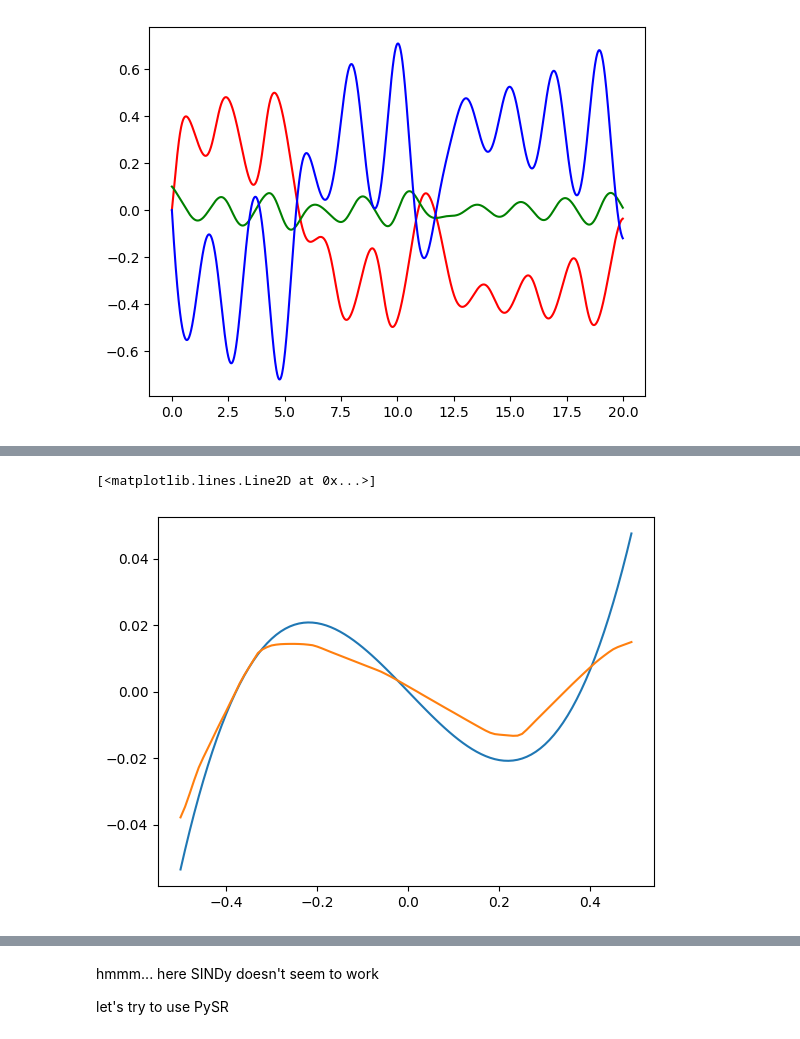
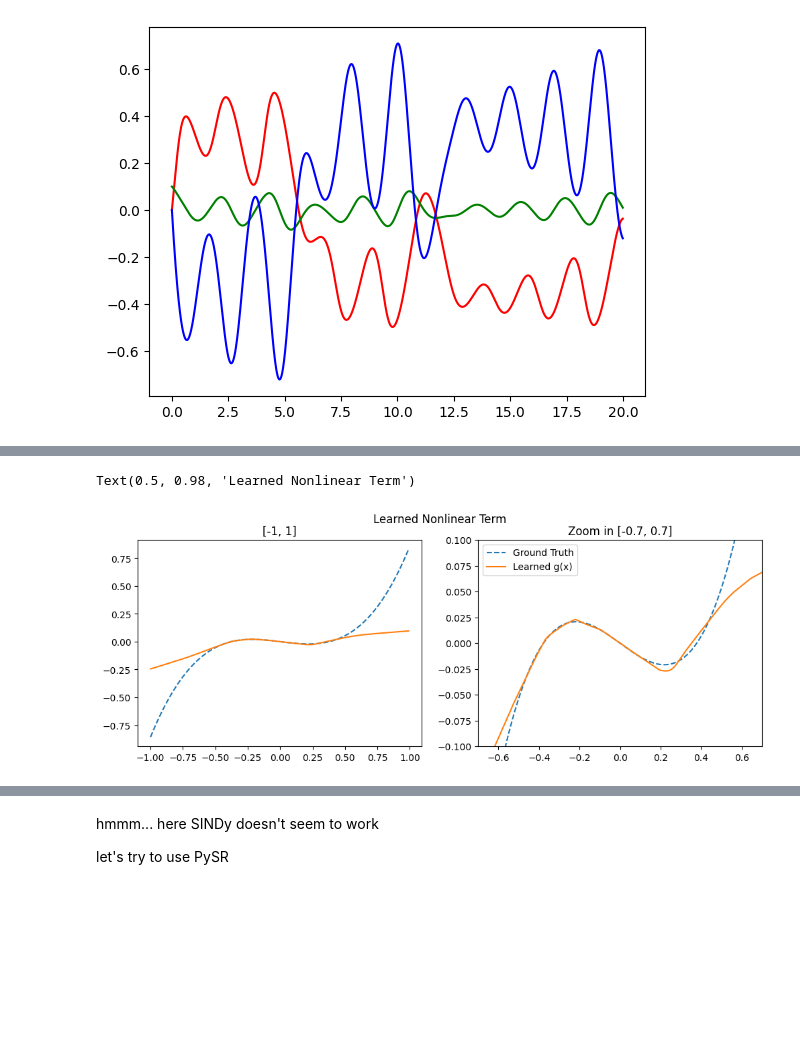
Before and after one commit to OdinMeng/Hybridizing-DeepLearning-and-ClassicalMathematicalModeling, a Jupyter notebook: code/31_4_chua_circuit_jax_part2.ipynb, the cells around one changed output, grey strips where cells are left out. Cells and saved outputs as stored; diff of their text form; code cells hidden in the pictures; blank space fills up the shorter version.

Commit message:
some interesting chua stuff...

```diff
--- a/code/31_4_chua_circuit_jax_part2.ipynb
+++ b/code/31_4_chua_circuit_jax_part2.ipynb
@@ -131,15 +137,14 @@ class ChuaUdeX_PEM(eqx.Module):
     beta: float
     gamma: float
     K: jax.Array
-    obs_fun: LinearInterpolator
 
-    def __init__(self, alpha, beta, gamma, K, obs_fun, key):
+    def __init__(self, alpha, beta, gamma, K, key):
         self.net = eqx.nn.MLP(
             in_size='scalar',
             out_size='scalar',
-            width_size=128,
-            depth=5,
-            activation=jax.nn.relu,
+            width_size=64,
+            depth=3,
+            activation=jax.nn.leaky_relu,
             key=key,
         )
 
@@ -147,7 +152,6 @@ class ChuaUdeX_PEM(eqx.Module):
         self.beta = beta
         self.gamma = gamma
         self.K = jnp.asarray(K)
-        self.obs_fun = obs_fun
 
         # zero weight the layer
         self.net = zero_last_layer(self.net)
@@ -166,12 +170,13 @@ class ChuaUdeX_PEM(eqx.Module):
             [-self.alpha*self.net(x), 0,0]
         )
 
-    def error(self, t, state):
-        y_hat = self.obs_fun(t)
+    def error(self, t, state, obs_fun):
+        y_hat = obs_fun(t)
         return y_hat - state
 
     def __call__(self, t, state, args):
-        return self.physics(t, state) + self.residual(t, state) + self.K * self.error(t, state)
+        obs_fun = args
+        return self.physics(t, state) + self.residual(t, state) + self.K * self.error(t, state, obs_fun)
 # %%
 class ChuaUdeXYZ_PEM(eqx.Module):
     net: eqx.nn.MLP
@@ -374,8 +399,8 @@ key = jr.PRNGKey(0)
 linear_interp = LinearInterpolator(t_train, x_train)
 linear_interp_jit = eqx.filter_jit(linear_interp)
 
-ude_pem = ChuaUdeX_PEM(ALPHA, BETA, GAMMA, (0.3, 0.1, 0.3), linear_interp_jit, key)
-ude_pem_XYZ = ChuaUdeXYZ_PEM(ALPHA, BETA, GAMMA, (0.3, 0.1, 0.3), linear_interp_jit, key)
+ude_pem = ChuaUdeX_PEM(ALPHA, BETA, GAMMA, (0.3, 0.1, 0.3), key)
+ude_pem_XYZ = ChuaUdeXYZ_PEM(ALPHA, BETA, GAMMA, (0.3, 0.1, 0.3), key)
 
 ude_pem = eqx.tree_deserialise_leaves("./models_weights/31_4_ude_pem_x__jax.eqx", ude_pem)
 ude_pem_XYZ = eqx.tree_deserialise_leaves("./models_weights/31_4_ude_pem_xyz_jax.eqx", ude_pem_XYZ)
@@ -460,8 +487,7 @@ We will use X for simplicity
 # plot learned network
 y_hats = []
 ys = []
-for x in (x_space:=jnp.arange(-0.5, 0.5, 0.01)):
-    print(y_hat)
+for x in (x_space:=jnp.arange(-1, 1, 0.01)):
     y_hat = ude_pem.net(x)
     y_hats.append(y_hat)
     ys.append(A*x**3 + C*x)
@@ -486,6 +494,20 @@ for x in (x_space:=jnp.arange(-0.5, 0.5, 0.01)):
 # %%
-plt.plot(x_space, ys)
-plt.plot(x_space, y_hats)
+fig, axes = plt.subplots(1, 2, figsize=(12, 4))
+
+plt.sca(axes[0])
+plt.plot(x_space, ys, label="Ground Truth", linestyle="--")
+plt.plot(x_space, y_hats, label="Learned g(x)")
+plt.title("[-1, 1]")
+
+plt.sca(axes[1])
+plt.plot(x_space, ys, label="Ground Truth", linestyle="--")
+plt.plot(x_space, y_hats, label="Learned g(x)")
+plt.xlim(-0.7, 0.7)
+plt.ylim(-0.1, 0.1)
+plt.title("Zoom in [-0.7, 0.7]")
+
+plt.legend()
+plt.suptitle("Learned Nonlinear Term")
 # %% [output]
-[<matplotlib.lines.Line2D at 0x...>]
+Text(0.5, 0.98, 'Learned Nonlinear Term')
-[figure, old version]
+[figure, new version]
```
Also changed, not shown: parts of 28 cells of this notebook, 56 other files.
